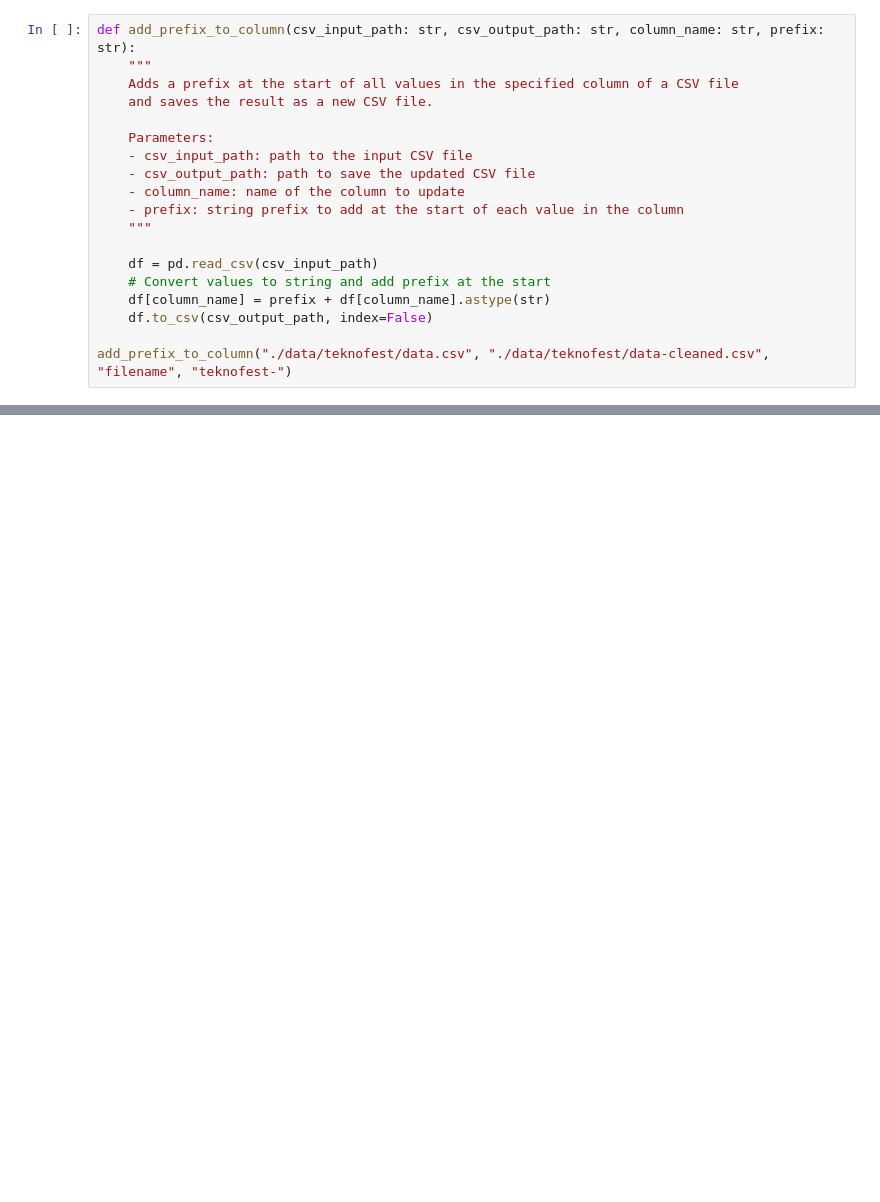
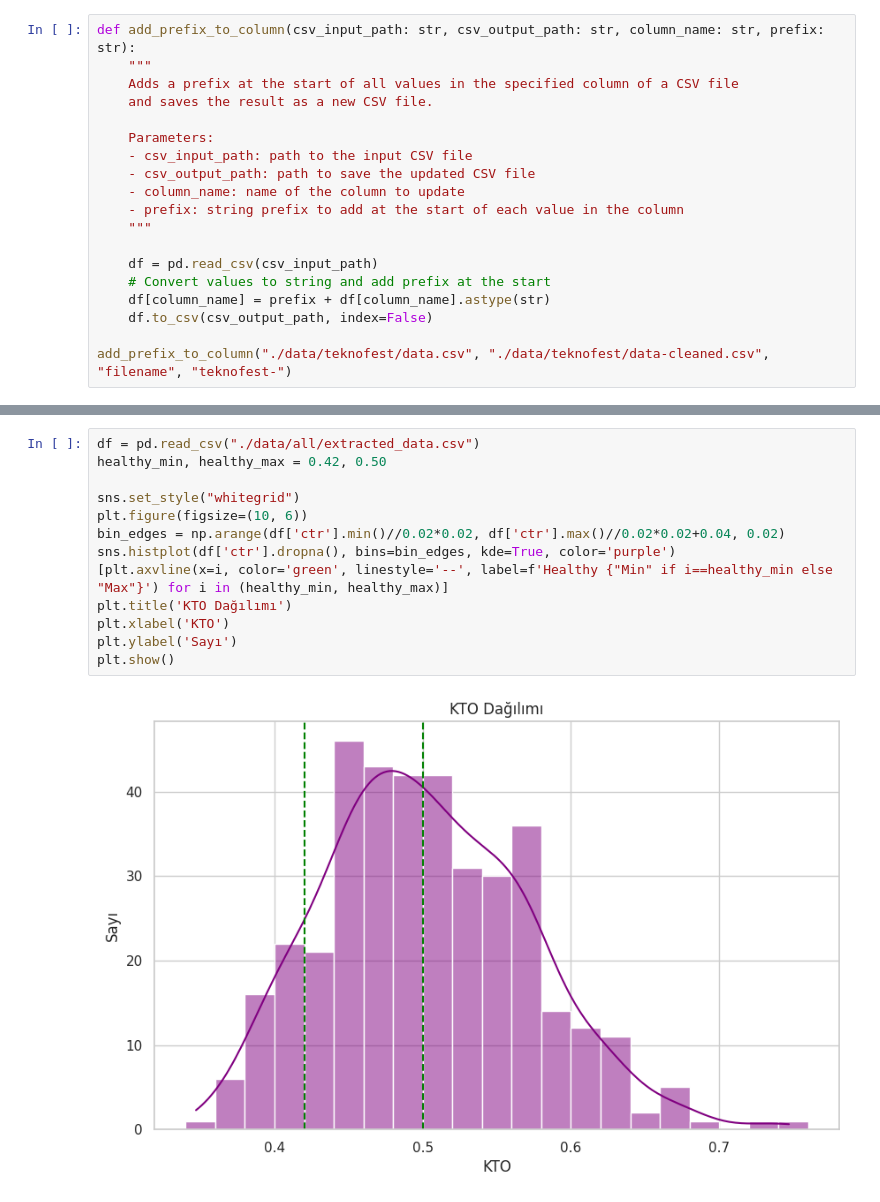
Before and after one commit to meyupy/teknofest25-syz, a Jupyter notebook: cto calculation/stuff.ipynb, the cells around one changed output, grey strips where cells are left out. Saved outputs shown, nothing was run; the diff lists cells and outputs as text; blank space fills up the shorter version.

```diff
--- a/cto calculation/stuff.ipynb
+++ b/cto calculation/stuff.ipynb
@@ -466,0 +735,15 @@ add_prefix_to_column("./data/teknofest/data.csv", "./data/teknofest/data-cleaned
+# %%
+df = pd.read_csv("./data/all/extracted_data.csv")
+healthy_min, healthy_max = 0.42, 0.50
+
+sns.set_style("whitegrid")
+plt.figure(figsize=(10, 6))
+bin_edges = np.arange(df['ctr'].min()//0.02*0.02, df['ctr'].max()//0.02*0.02+0.04, 0.02)
+sns.histplot(df['ctr'].dropna(), bins=bin_edges, kde=True, color='purple')
+[plt.axvline(x=i, color='green', linestyle='--', label=f'Healthy {"Min" if i==healthy_min else "Max"}') for i in (healthy_min, healthy_max)]
+plt.title('KTO Dağılımı')
+plt.xlabel('KTO')
+plt.ylabel('Sayı')
+plt.show()
+# %% [output]
+[figure, added]
```
Also changed, not shown: parts of 7 cells of this notebook, 3 other files.
